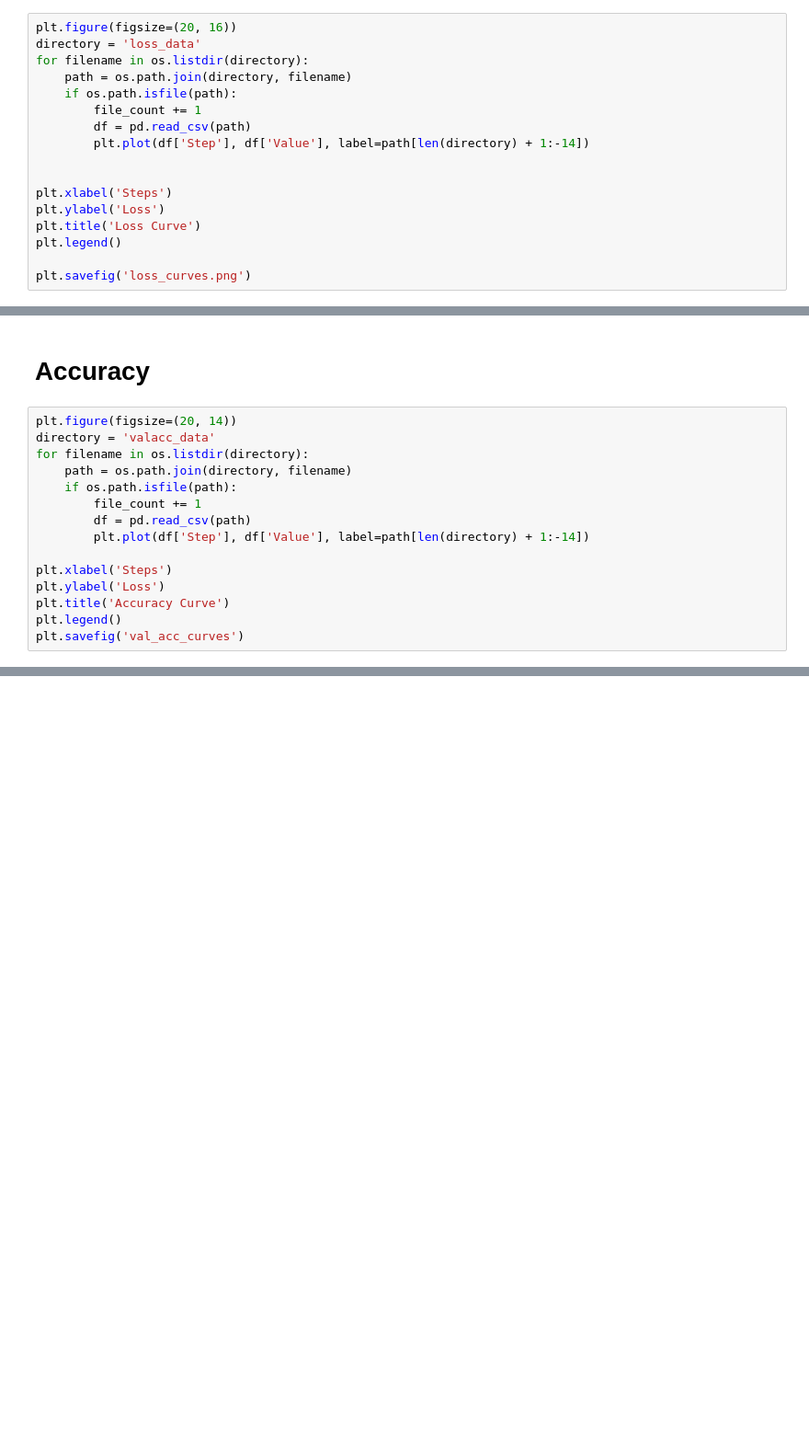
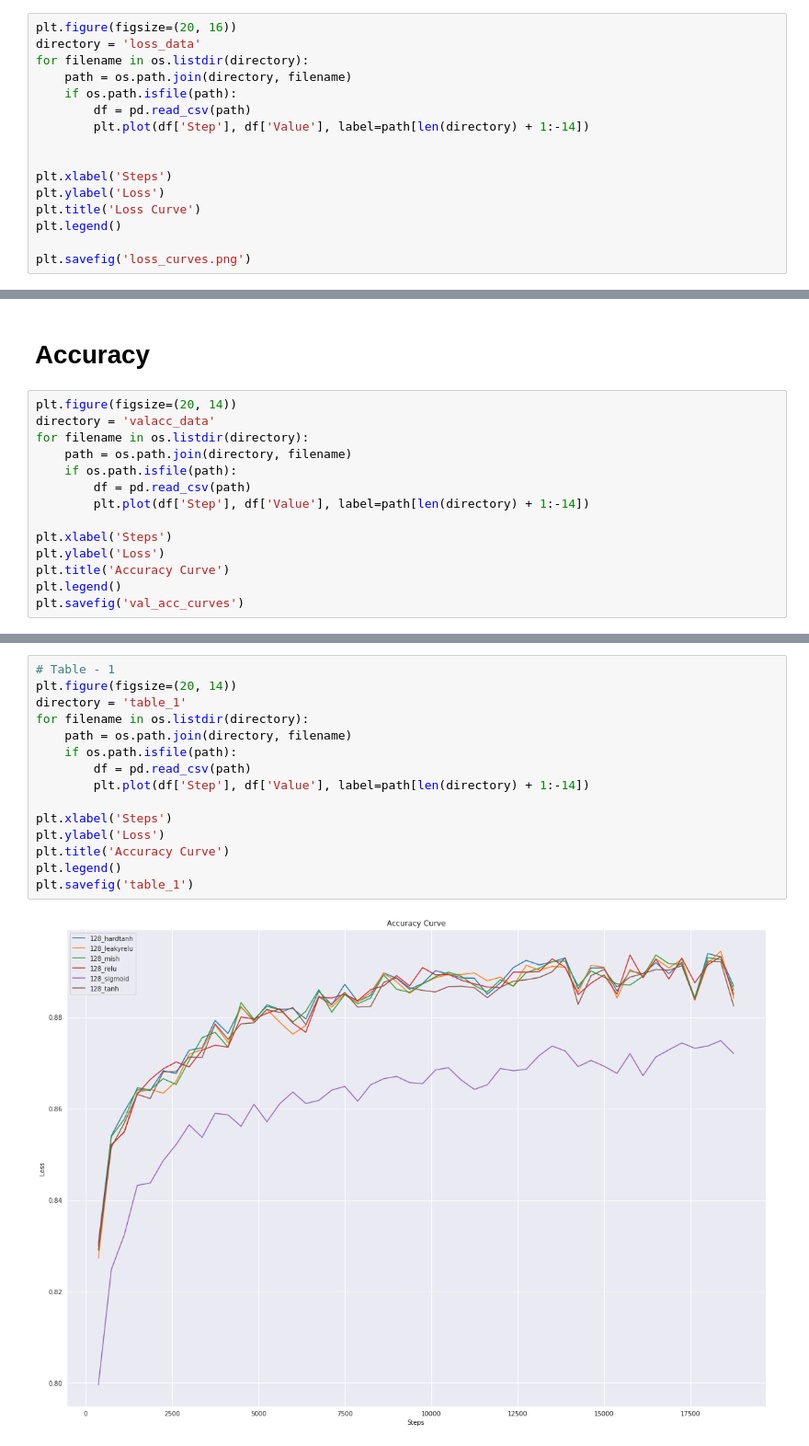
Before and after one commit to adeecc/DL-Assignment, a Jupyter notebook: plots/plots.ipynb, the cells around one changed output, grey strips where cells are left out. Shown at 92% size. Drawn from its saved outputs; the diff is of its cells as text; blank space fills up the shorter version.

Commit message:
add acc plots

```diff
--- a/plots/plots.ipynb
+++ b/plots/plots.ipynb
@@ -14,7 +14,6 @@ directory = 'loss_data'
 for filename in os.listdir(directory):
     path = os.path.join(directory, filename)
     if os.path.isfile(path):
-        file_count += 1
         df = pd.read_csv(path)
         plt.plot(df['Step'], df['Value'], label=path[len(directory) + 1:-14])
 
@@ -35,7 +34,6 @@ directory = 'valacc_data'
 for filename in os.listdir(directory):
     path = os.path.join(directory, filename)
     if os.path.isfile(path):
-        file_count += 1
         df = pd.read_csv(path)
         plt.plot(df['Step'], df['Value'], label=path[len(directory) + 1:-14])
 
@@ -46,3 +44,20 @@ plt.legend()
 plt.savefig('val_acc_curves')
 # %% [output]
 [figure]
+# %%
+# Table - 1
+plt.figure(figsize=(20, 14))
+directory = 'table_1'
+for filename in os.listdir(directory):
+    path = os.path.join(directory, filename)
+    if os.path.isfile(path):
+        df = pd.read_csv(path)
+        plt.plot(df['Step'], df['Value'], label=path[len(directory) + 1:-14])
+
+plt.xlabel('Steps')
+plt.ylabel('Loss')
+plt.title('Accuracy Curve')
+plt.legend()
+plt.savefig('table_1')
+# %% [output]
+[figure, added]
```
Also changed, not shown: parts of 6 cells of this notebook, 8 other files.
